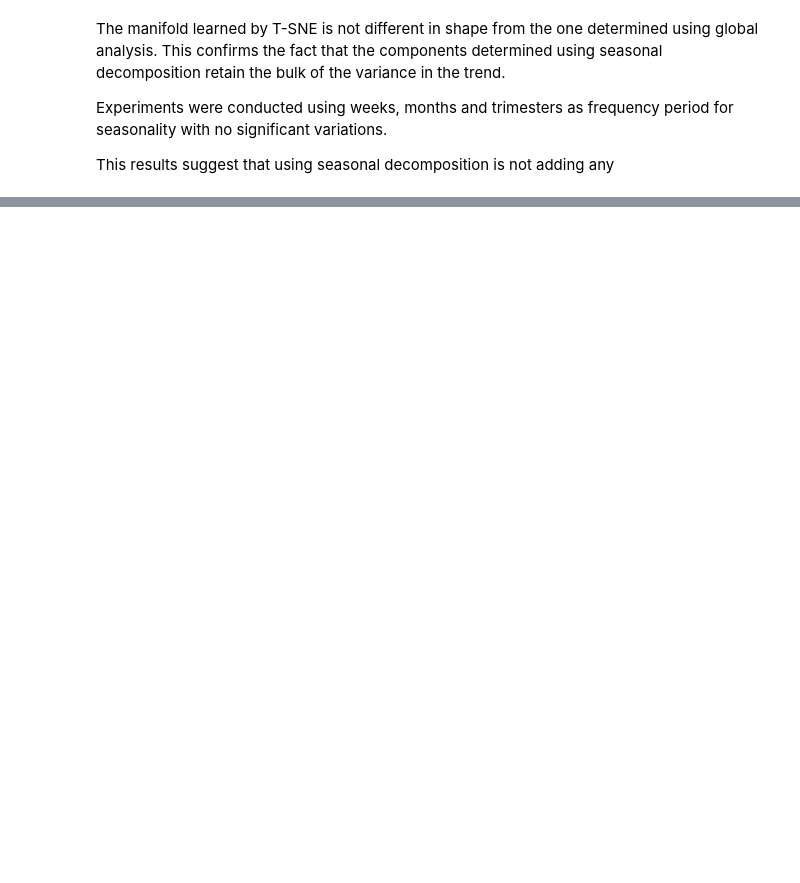
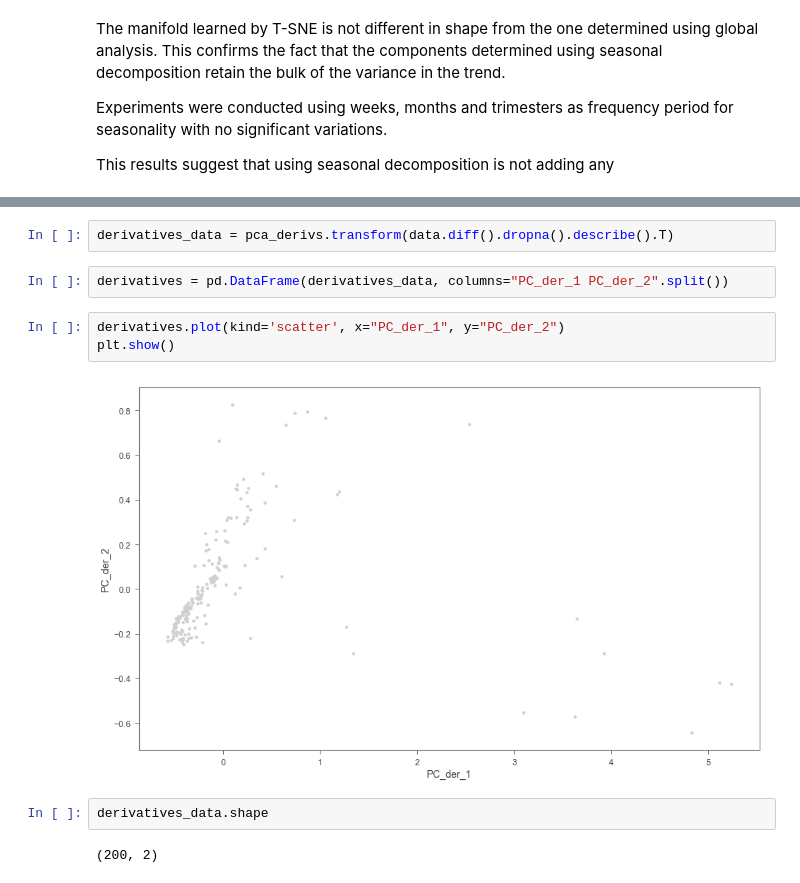
Before and after one commit to iz4vve/dseclub-clustering, a Jupyter notebook: notebooks/1. Exploratory analysis.ipynb, the cells around one changed output, grey strips where cells are left out. Saved outputs shown, nothing was run; the diff lists cells and outputs as text; blank space fills up the shorter version.

```diff
--- a/notebooks/1. Exploratory analysis.ipynb
+++ b/notebooks/1. Exploratory analysis.ipynb
@@ -425,0 +484,13 @@ This results suggest that using seasonal decomposition is not adding any
+# %%
+derivatives_data = pca_derivs.transform(data.diff().dropna().describe().T)
+# %%
+derivatives = pd.DataFrame(derivatives_data, columns="PC_der_1 PC_der_2".split())
+# %%
+derivatives.plot(kind='scatter', x="PC_der_1", y="PC_der_2")
+plt.show()
+# %% [output]
+[figure, added]
+# %%
+derivatives_data.shape
+# %% [output]
+(200, 2)
```
Also changed, not shown: parts of 20 cells of this notebook, 1 other file.
